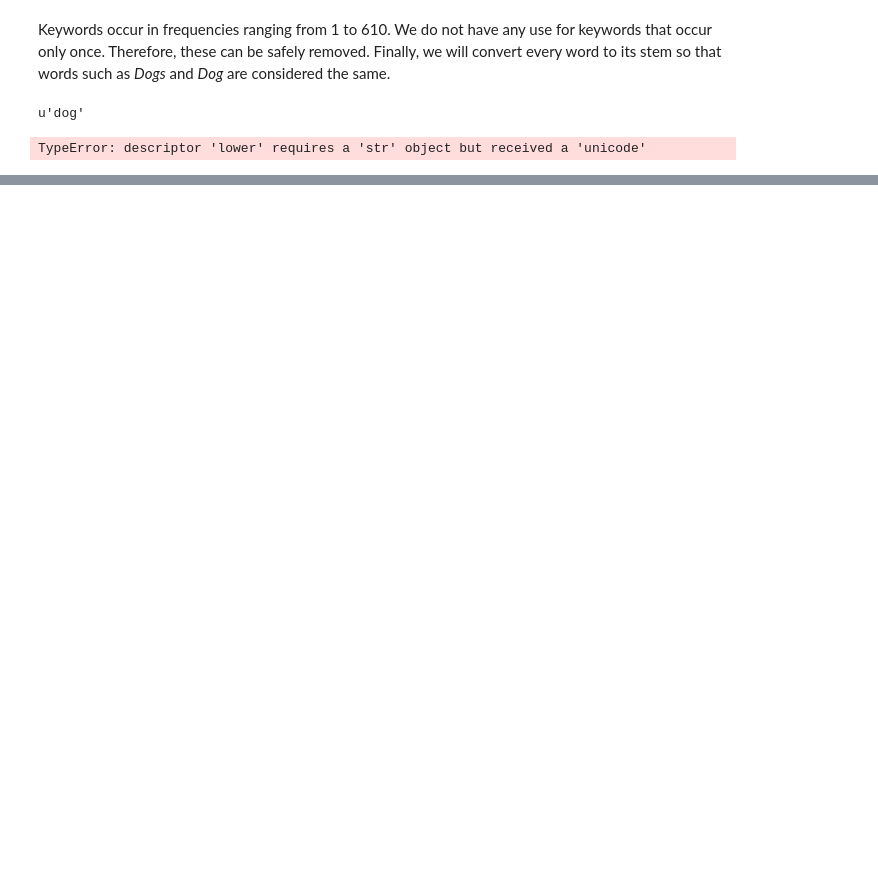
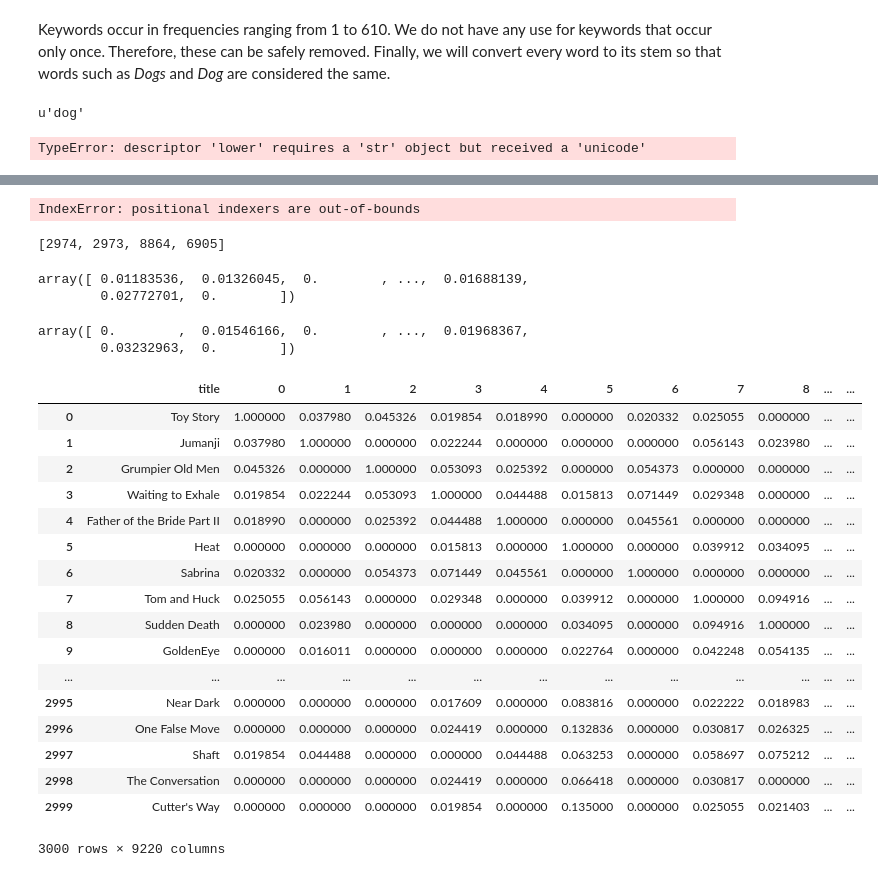
Before and after one commit to aravindsrinivasan/movie-ranking-recommendation-system, a Jupyter notebook: notebooks/ContentBasedRecommender.ipynb, the cells around one changed output, grey strips where cells are left out. Saved outputs shown, nothing was run; the diff lists cells and outputs as text; code cells hidden in the pictures; blank space fills up the shorter version.

```diff
--- a/notebooks/ContentBasedRecommender.ipynb
+++ b/notebooks/ContentBasedRecommender.ipynb
@@ -482,0 +555,48 @@ totalDF.to_csv('../data/contentRec.csv')
+# %%
+idx = indices['Mad Max']
+
+cosine_sim = totalDF.values
+sim_scores = list(enumerate(cosine_sim[idx]))
+sim_scores = sorted(sim_scores, key=lambda x: x[1], reverse=True)
+sim_scores = sim_scores[1:5]
+movie_indices = [i[0] for i in sim_scores]
+titles.iloc[movie_indices].tolist()
+# %% [output]
+IndexError: positional indexers are out-of-bounds
+# %%
+movie_indices
+# %% [output]
+[2974, 2973, 8864, 6905]
+# %%
+list(enumerate(cosine_sim))[6218]
+# %% [output]
+array([ 0.01183536,  0.01326045,  0.        , ...,  0.01688139,
+        0.02772701,  0.        ])
+# %%
+cosine_sim[idx]
+# %% [output]
+array([ 0.        ,  0.01546166,  0.        , ...,  0.01968367,
+        0.03232963,  0.        ])
+# %%
+totalDF = pd.read_csv('../data/contentRec_3000.csv', memory_map=True)
+# %%
+totalDF[:3000]
+# %% [output]
+|  | title | 0 | 1 | 2 | 3 | 4 | 5 | 6 | 7 | 8 | ... | ... |
+| 0 | Toy Story | 1.000000 | 0.037980 | 0.045326 | 0.019854 | 0.018990 | 0.000000 | 0.020332 | 0.025055 | 0.000000 | ... | ... |
+| 1 | Jumanji | 0.037980 | 1.000000 | 0.000000 | 0.022244 | 0.000000 | 0.000000 | 0.000000 | 0.056143 | 0.023980 | ... | ... |
+| 2 | Grumpier Old Men | 0.045326 | 0.000000 | 1.000000 | 0.053093 | 0.025392 | 0.000000 | 0.054373 | 0.000000 | 0.000000 | ... | ... |
+| 3 | Waiting to Exhale | 0.019854 | 0.022244 | 0.053093 | 1.000000 | 0.044488 | 0.015813 | 0.071449 | 0.029348 | 0.000000 | ... | ... |
+| 4 | Father of the Bride Part II | 0.018990 | 0.000000 | 0.025392 | 0.044488 | 1.000000 | 0.000000 | 0.045561 | 0.000000 | 0.000000 | ... | ... |
+| 5 | Heat | 0.000000 | 0.000000 | 0.000000 | 0.015813 | 0.000000 | 1.000000 | 0.000000 | 0.039912 | 0.034095 | ... | ... |
+| 6 | Sabrina | 0.020332 | 0.000000 | 0.054373 | 0.071449 | 0.045561 | 0.000000 | 1.000000 | 0.000000 | 0.000000 | ... | ... |
+| 7 | Tom and Huck | 0.025055 | 0.056143 | 0.000000 | 0.029348 | 0.000000 | 0.039912 | 0.000000 | 1.000000 | 0.094916 | ... | ... |
+| 8 | Sudden Death | 0.000000 | 0.023980 | 0.000000 | 0.000000 | 0.000000 | 0.034095 | 0.000000 | 0.094916 | 1.000000 | ... | ... |
+| 9 | GoldenEye | 0.000000 | 0.016011 | 0.000000 | 0.000000 | 0.000000 | 0.022764 | 0.000000 | 0.042248 | 0.054135 | ... | ... |
+| ... | ... | ... | ... | ... | ... | ... | ... | ... | ... | ... | ... | ... |
+| 2995 | Near Dark | 0.000000 | 0.000000 | 0.000000 | 0.017609 | 0.000000 | 0.083816 | 0.000000 | 0.022222 | 0.018983 | ... | ... |
+| 2996 | One False Move | 0.000000 | 0.000000 | 0.000000 | 0.024419 | 0.000000 | 0.132836 | 0.000000 | 0.030817 | 0.026325 | ... | ... |
+| 2997 | Shaft | 0.019854 | 0.044488 | 0.000000 | 0.000000 | 0.044488 | 0.063253 | 0.000000 | 0.058697 | 0.075212 | ... | ... |
+| 2998 | The Conversation | 0.000000 | 0.000000 | 0.000000 | 0.024419 | 0.000000 | 0.066418 | 0.000000 | 0.030817 | 0.000000 | ... | ... |
+| 2999 | Cutter's Way | 0.000000 | 0.000000 | 0.000000 | 0.019854 | 0.000000 | 0.135000 | 0.000000 | 0.025055 | 0.021403 | ... | ... |
+3000 rows × 9220 columns
```
Also changed, not shown: parts of 43 cells of this notebook, 2 other files.
